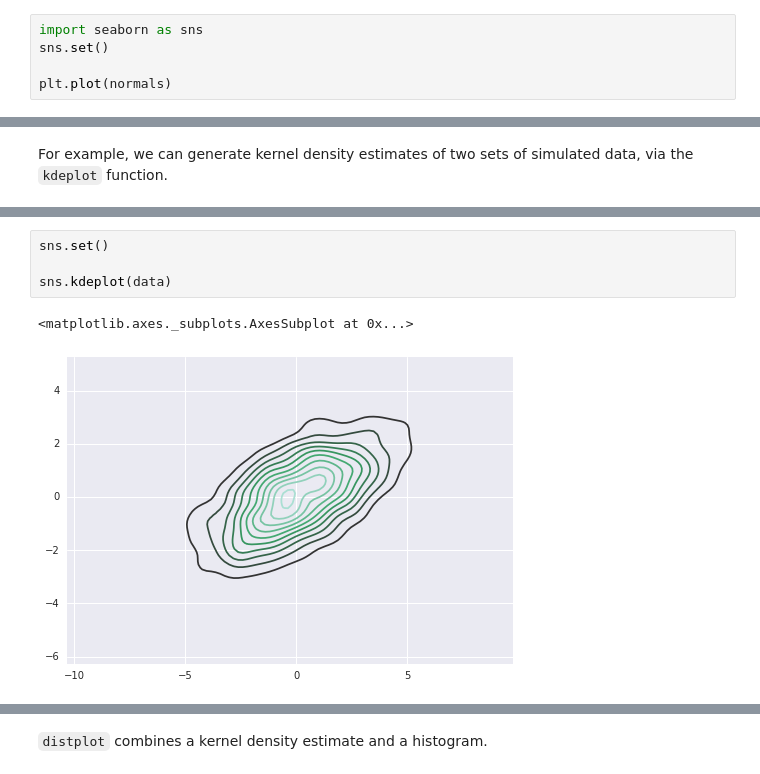
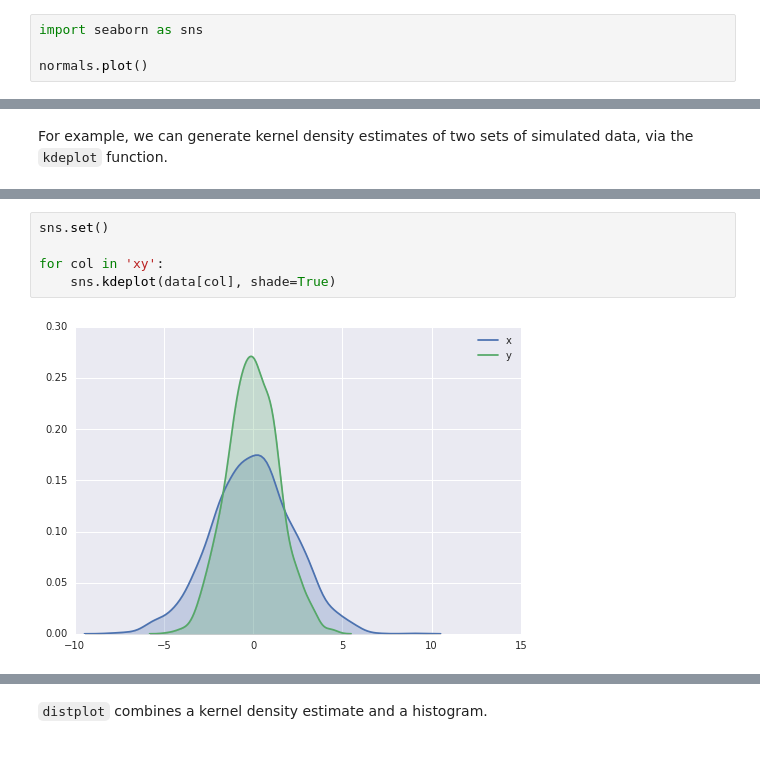
Before and after one commit to fonnesbeck/ngcm_pandas_2016, a Jupyter notebook: notebooks/2.1 - High-level Plotting with pandas and Seaborn.ipynb, the cells around one changed output, grey strips where cells are left out. Cells and saved outputs as stored; diff of their text form.

Commit message:
Updated drafts of all notebooks; added titanic meta-data and davidson county census dataa

```diff
--- a/notebooks/2.1 - High-level Plotting with pandas and Seaborn.ipynb
+++ b/notebooks/2.1 - High-level Plotting with pandas and Seaborn.ipynb
@@ -267,6 +267,5 @@ Seaborn is conventionally imported using the `sns` alias. Calling `set` invokes
 # %%
 import seaborn as sns
-sns.set()
 
-plt.plot(normals)
+normals.plot()
 # %% [output]
@@ -392,7 +391,7 @@ data.head()
 # %%
 sns.set()
 
-sns.kdeplot(data)
+for col in 'xy':
+    sns.kdeplot(data[col], shade=True)
 # %% [output]
-<matplotlib.axes._subplots.AxesSubplot at 0x...>
-[figure, old version]
+[figure, new version]
```
Also changed, not shown: parts of 33 cells of this notebook, 7 other files.
